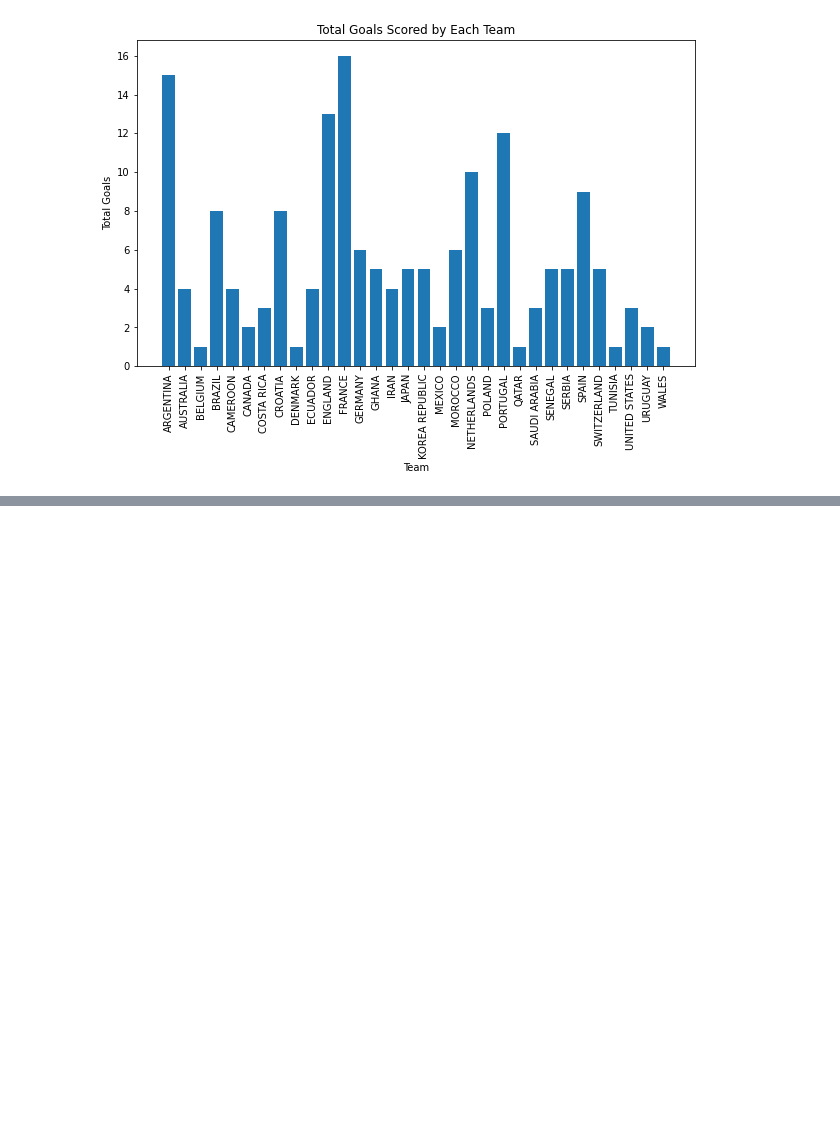
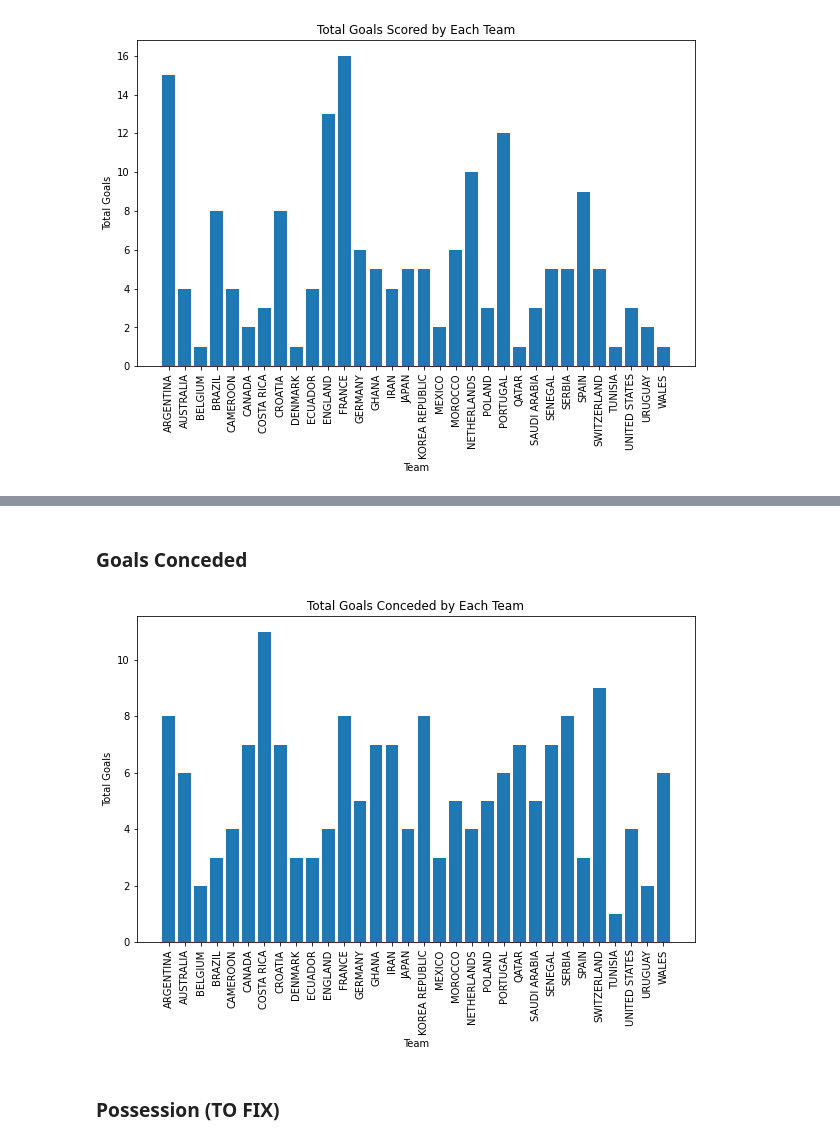
Before and after one commit to DamonLeon/WorldCupDataExploration, a Jupyter notebook: World Cup Analysis.ipynb, the cells around one changed output, grey strips where cells are left out. Saved outputs shown, nothing was run; the diff lists cells and outputs as text; code cells hidden in the pictures; blank space fills up the shorter version.

```diff
--- a/World Cup Analysis.ipynb
+++ b/World Cup Analysis.ipynb
@@ -80,0 +138,19 @@ plt.show()
+# %% [markdown]
+### Goals Conceded
+# %%
+goals_conceded = df.groupby('team1')['conceded team1'].sum().reset_index()
+goals_conceded.columns = ['Team', 'Goals']
+
+goals_conceded['Goals'] += df.groupby('team2')['conceded team2'].sum().reset_index()['conceded team2']
+# %%
+plt.figure(figsize=(10,6))
+plt.bar(goals_conceded['Team'], goals_conceded['Goals'])
+plt.xlabel('Team')
+plt.ylabel('Total Goals')
+plt.title('Total Goals Conceded by Each Team')
+plt.xticks(rotation=90)
+plt.show()
+# %% [output]
+[figure, added]
+# %% [markdown]
+### Possession (TO FIX)
```
Also changed, not shown: parts of 14 cells of this notebook, 1 other file.
